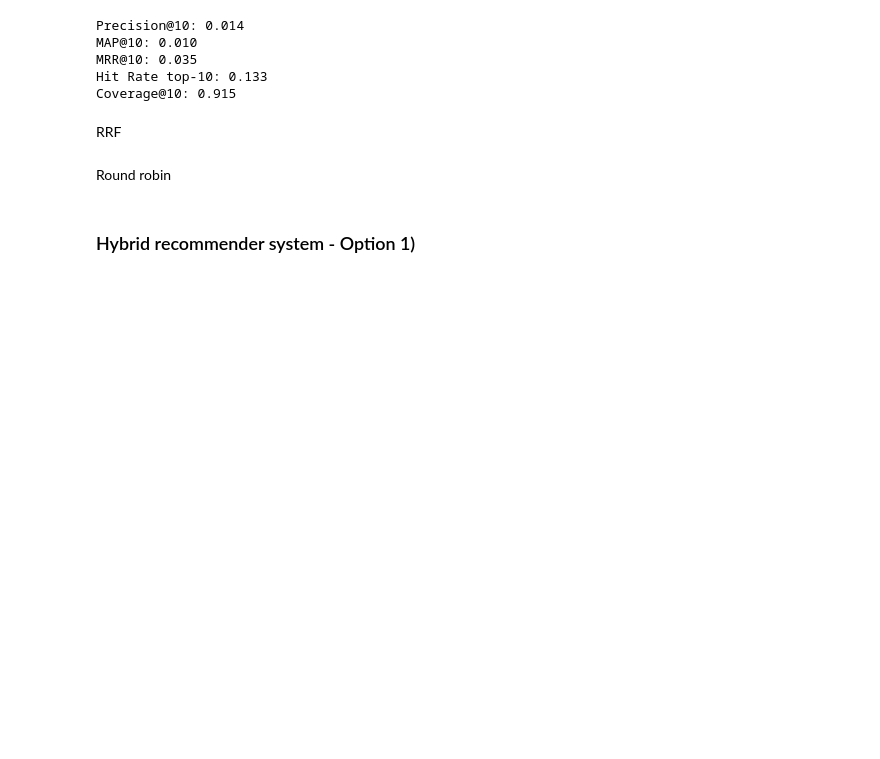
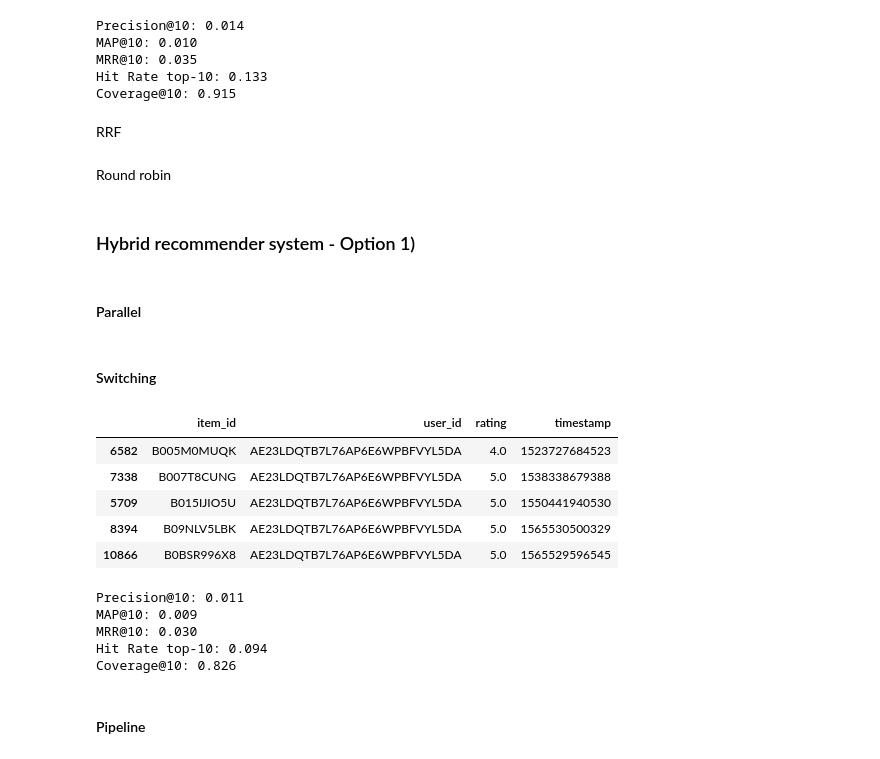
Before and after one commit to danielpenchev98/Web-Recommender-Systems-2025, a Jupyter notebook: project/project.ipynb, the cells around one changed output. Cells and saved outputs as stored; diff of their text form; code cells hidden in the pictures; blank space fills up the shorter version.

```diff
--- a/project/project.ipynb
+++ b/project/project.ipynb
@@ -2524,3 +2559,16 @@ Hit Rate top-10: 0.133
 Coverage@10: 0.915
 # %% [markdown]
 ### Hybrid recommender system - Option 1)
+# %% [markdown]
+#### Parallel
+# %% [markdown]
+#### Switching
+# %%
+df_train[df_train.user_id == 'AE23LDQTB7L76AP6E6WPBFVYL5DA']
+# %% [output]
+|  | item_id | user_id | rating | timestamp |
+| 6582 | B005M0MUQK | AE23LDQTB7L76AP6E6WPBFVYL5DA | 4.0 | 1523727684523 |
+| 7338 | B007T8CUNG | AE23LDQTB7L76AP6E6WPBFVYL5DA | 5.0 | 1538338679388 |
+| 5709 | B015IJIO5U | AE23LDQTB7L76AP6E6WPBFVYL5DA | 5.0 | 1550441940530 |
+| 8394 | B09NLV5LBK | AE23LDQTB7L76AP6E6WPBFVYL5DA | 5.0 | 1565530500329 |
+| 10866 | B0BSR996X8 | AE23LDQTB7L76AP6E6WPBFVYL5DA | 5.0 | 1565529596545 |
@@ -2526,0 +2596,10 @@ Coverage@10: 0.915
+# %%
+evaluate_recommendation_performance(hybrid_system_top_k_recommendations_per_user, df_train, df_test, k=10)
+# %% [output]
+Precision@10: 0.011
+MAP@10: 0.009
+MRR@10: 0.030
+Hit Rate top-10: 0.094
+Coverage@10: 0.826
+# %% [markdown]
+#### Pipeline
```
Also changed, not shown: parts of 18 cells of this notebook, 1 other file.
